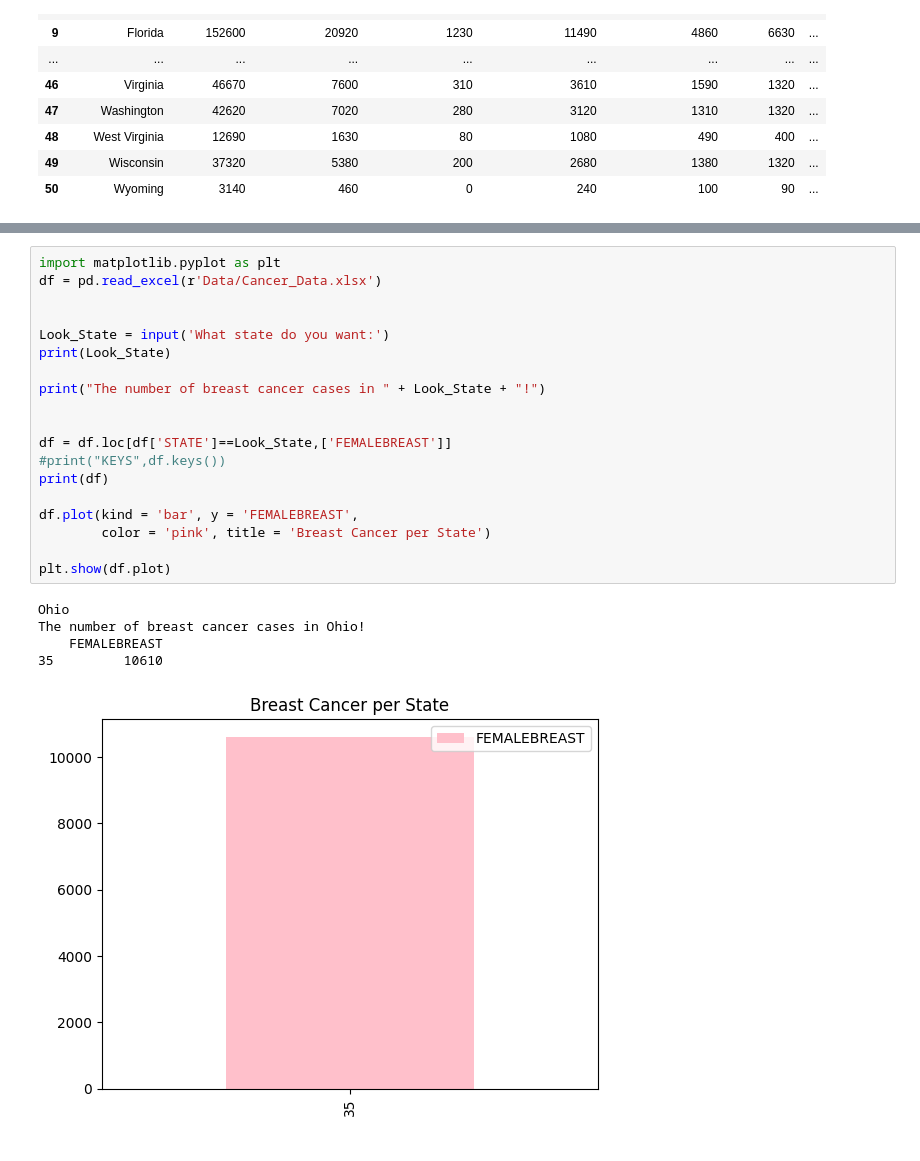
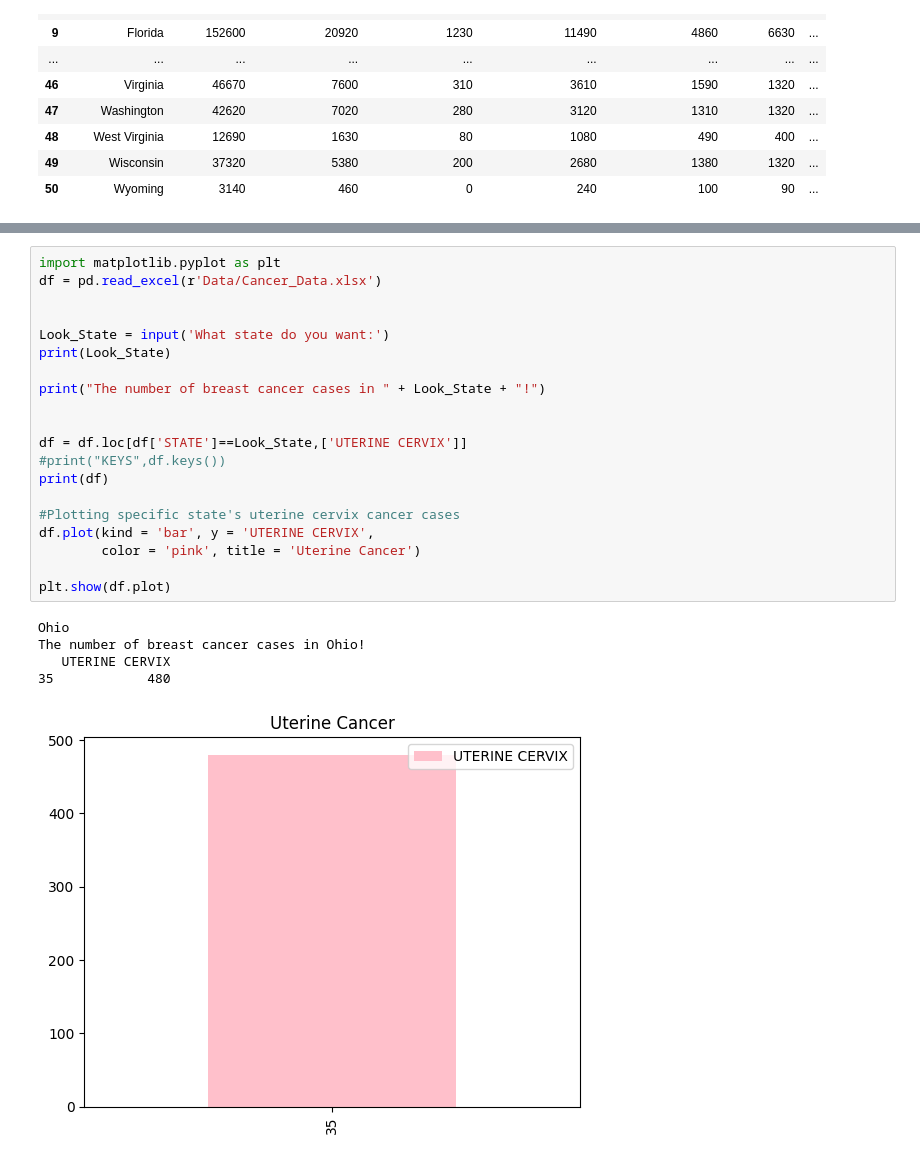
Before and after one commit to bjhdecember/Cancer, a Jupyter notebook: Cancer/Breastcancer.ipynb, the cells around one changed output, grey strips where cells are left out. Saved outputs shown, nothing was run; the diff lists cells and outputs as text.

```diff
--- a/Cancer/Breastcancer.ipynb
+++ b/Cancer/Breastcancer.ipynb
@@ -177,25 +183,26 @@ The number of breast cancer cases in Michigan!
 # %%
 import matplotlib.pyplot as plt
 df = pd.read_excel(r'Data/Cancer_Data.xlsx')
 
 
 Look_State = input('What state do you want:')
 print(Look_State)
 
 print("The number of breast cancer cases in " + Look_State + "!")
 
 
-df = df.loc[df['STATE']==Look_State,['FEMALEBREAST']]
+df = df.loc[df['STATE']==Look_State,['UTERINE CERVIX']]
 #print("KEYS",df.keys())
 print(df)
 
-df.plot(kind = 'bar', y = 'FEMALEBREAST',
-        color = 'pink', title = 'Breast Cancer per State')
+#Plotting specific state's uterine cervix cancer cases
+df.plot(kind = 'bar', y = 'UTERINE CERVIX',
+        color = 'pink', title = 'Uterine Cancer')
 
 plt.show(df.plot)
 # %% [output]
 Ohio
 The number of breast cancer cases in Ohio!
-    FEMALEBREAST
-35         10610
+   UTERINE CERVIX
+35            480
-[figure, old version]
+[figure, new version]
```
Also changed, not shown: parts of 15 cells of this notebook, 1 other file.
